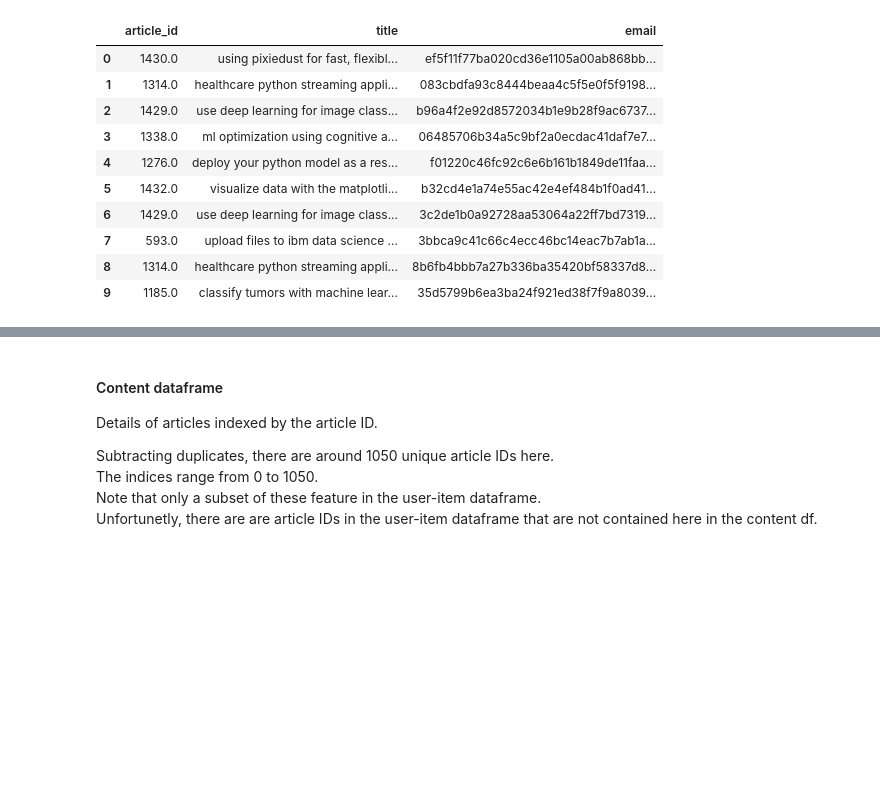
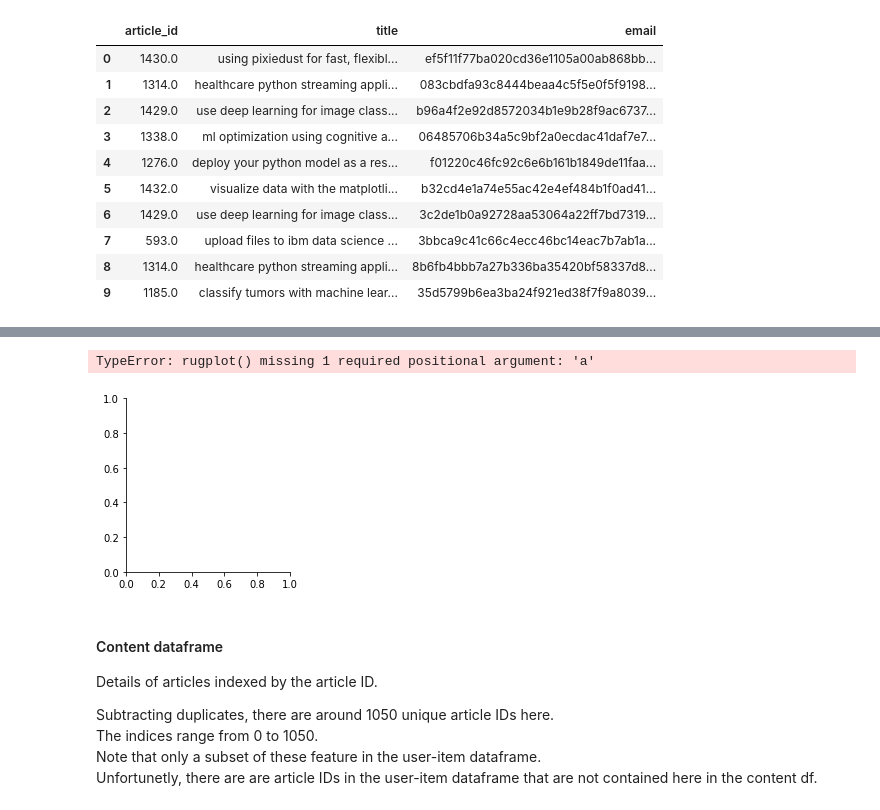
Before and after one commit to FergusOBoyle/recommender-project, a Jupyter notebook: article_recommender.ipynb, the cells around one changed output, grey strips where cells are left out. Saved outputs shown, nothing was run; the diff lists cells and outputs as text; code cells hidden in the pictures; blank space fills up the shorter version.

```diff
--- a/article_recommender.ipynb
+++ b/article_recommender.ipynb
@@ -46,3 +77,9 @@ df_user_item.head(10)
+# %%
+g = sns.FacetGrid(facet_data,)
+g.map(sns.rugplot, axis='x')
+# %% [output]
+TypeError: rugplot() missing 1 required positional argument: 'a'
+[figure, added]
 # %% [markdown]
 #### Content dataframe
 
```
Also changed, not shown: parts of 24 cells of this notebook.
